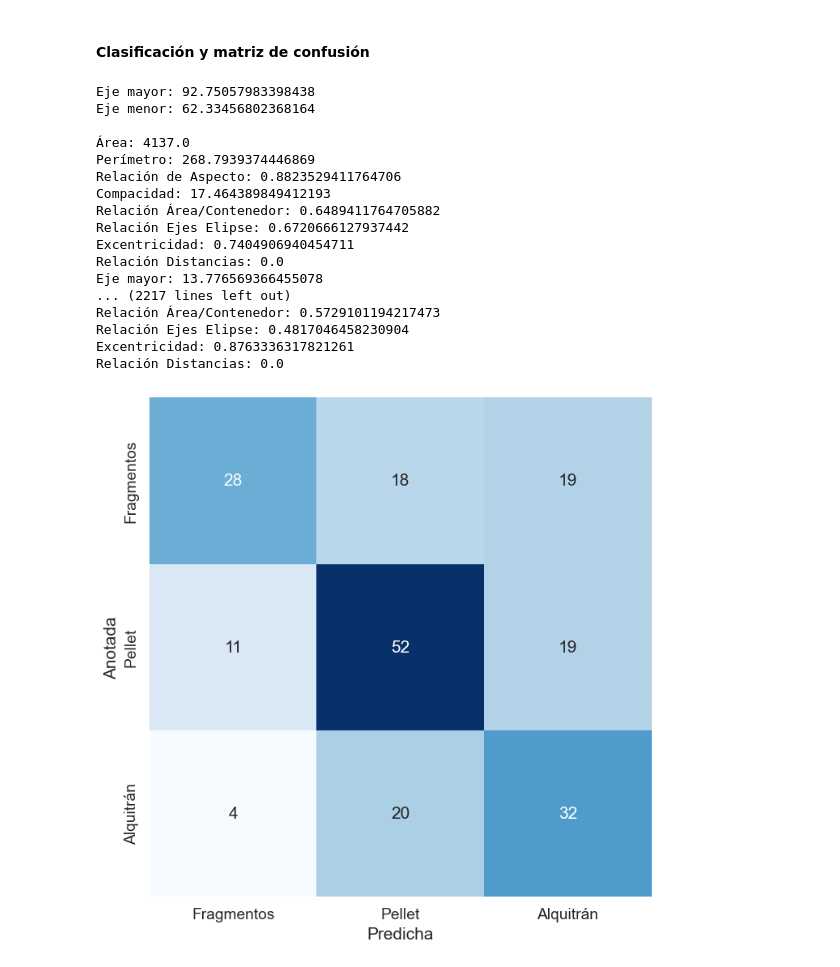
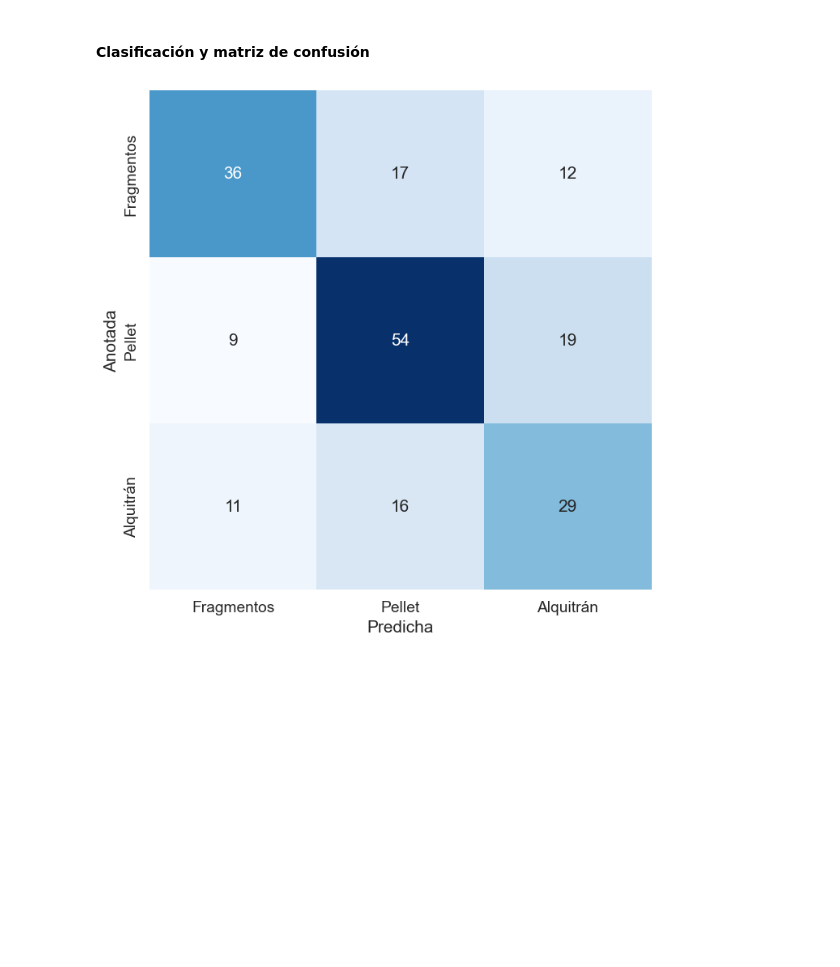
Before and after one commit to danibetzamora/VC, a Jupyter notebook: Práctica 3/Tarea 3.ipynb, the cells around one changed output. Saved outputs shown, nothing was run; the diff lists cells and outputs as text; code cells hidden in the pictures; blank space fills up the shorter version.

```diff
--- a/Práctica 3/Tarea 3.ipynb
+++ b/Práctica 3/Tarea 3.ipynb
@@ -102,27 +102,13 @@ def contar_elementos(imagen):
         perimetro = cv2.arcLength(contorno, True)
 
         # Contenedor alineado con ejes de la imagen (Bounding Box)
-        x, y, w, h = cv2.boundingRect(contorno)
-
-        # Mínimo contenedor ajustado para el contorno (Rotated Rect)
-        rect = cv2.minAreaRect(contorno)
-        (rect_x, rect_y), (rect_ancho, rect_alto), rect_angulo = rect
+        _, _, w, h = cv2.boundingRect(contorno)
 
         # Mínimo círculo que lo contiene
         (cx, cy), radio = cv2.minEnclosingCircle(contorno)
 
-        # Calcula la relación de aspecto
-        relacion_aspecto = w / h
-
         # Calcula la compacidad
         compacidad = (perimetro ** 2) / area if area > 0 else 0
-
-        # Calcula la relación entre el área del contorno y el área del contenedor
-        relacion_area_contenedor = area / (w * h)
-
-        # Calcula la relación entre los ejes de la elipse ajustada
-        # eje_mayor, eje_menor = rect_ancho, rect_alto
-        # relacion_ejes_elipse = eje_menor / eje_mayor if eje_mayor > 0 else 0
 
         # Elpise que contiene el contorno
         eje_mayor, eje_menor, relacion_ejes_elipse, excentricidad = 0, 0, 0, 0
@@ -133,70 +119,45 @@ def contar_elementos(imagen):
             eje_menor = elipse[1][0]
             relacion_ejes_elipse = eje_menor / eje_mayor
             excentricidad = np.sqrt(1 - (relacion_ejes_elipse ** 2))
 
-        print("Eje mayor:", eje_mayor)
-        print("Eje menor:", eje_menor)
+        # Calcula la relación de aspecto
+        relacion_aspecto = w / h
 
-        # Calcula el centroide
-        M = cv2.moments(contorno)
-        cx = int(M['m10'] / M['m00']) if M['m00'] != 0 else 0
-        cy = int(M['m01'] / M['m00']) if M['m00'] != 0 else 0
+        # Calcula la relación entre el área del contorno y el área del contenedor
+        relacion_area_contenedor = area / (w * h)
 
-        # Calcula la relación entre las distancias menor y mayor al contorno
-        distancia_menor = np.min(np.linalg.norm(contorno - (cx, cy), axis=1))
-        distancia_mayor = np.max(np.linalg.norm(contorno - (cx, cy), axis=1))
-        relacion_distancias = distancia_menor / distancia_mayor
-
-        if compacidad < 16 and np.isclose(relacion_aspecto, 1.0, rtol=0.8):
+        if compacidad < 15.9 and np.isclose(relacion_aspecto, 1.0, rtol=1):
             pellet += 1
-        elif relacion_area_contenedor < 0.6 and relacion_ejes_elipse < 0.8:
+        elif relacion_area_contenedor < 0.65 and relacion_ejes_elipse < 0.78:
             fragmentos += 1
         else:
             alquitran += 1
-        # Aquí puedes imprimir o utilizar estas características según tus necesidades
-        print("\nÁrea:", area)
-        print("Perímetro:", perimetro)
-        print("Relación de Aspecto:", relacion_aspecto)
-        print("Compacidad:", compacidad)
-        print("Relación Área/Contenedor:", relacion_area_contenedor)
-        print("Relación Ejes Elipse:", relacion_ejes_elipse)
-        print("Excentricidad:", excentricidad)
-        print("Relación Distancias:", relacion_distancias)
 
+        # # Impresión de las características
+        # print("\nÁrea:", area)
+        # print("Perímetro:", perimetro)
+        # print("Relación de Aspecto:", relacion_aspecto)
+        # print("Compacidad:", compacidad)
+        # print("Relación Área/Contenedor:", relacion_area_contenedor)
+        # print("Relación Ejes Elipse:", relacion_ejes_elipse)
+        # print("Excentricidad:", excentricidad)
 
     return [fragmentos, pellet, alquitran]
 
 # Contar elementos de cada clase en cada imagen
 conteo_fragmentos = contar_elementos(frag_umbral)
 conteo_pellet = contar_elementos(pel_umbral)
 conteo_alquitran = contar_elementos(tar_umbral)
 
 # Crear una matriz de confusión global
 matriz_confusion = np.array([conteo_fragmentos, conteo_pellet, conteo_alquitran])
 
 # Visualizar la matriz de confusión
 plt.figure(figsize=(8, 8))
 sns.set(font_scale=1.25)
 sns.heatmap(matriz_confusion, annot=True, fmt='d', cbar=False, cmap='Blues', xticklabels=['Fragmentos', 'Pellet', 'Alquitrán'], yticklabels=['Fragmentos', 'Pellet', 'Alquitrán'])
 plt.xlabel("Predicha")
 plt.ylabel("Anotada")
 plt.show()
 # %% [output]
-Eje mayor: 92.75057983398438
-Eje menor: 62.33456802368164
-
-Área: 4137.0
-Perímetro: 268.7939374446869
-Relación de Aspecto: 0.8823529411764706
-Compacidad: 17.464389849412193
-Relación Área/Contenedor: 0.6489411764705882
-Relación Ejes Elipse: 0.6720666127937442
-Excentricidad: 0.7404906940454711
-Relación Distancias: 0.0
-Eje mayor: 13.776569366455078
-... (2217 lines left out)
-Relación Área/Contenedor: 0.5729101194217473
-Relación Ejes Elipse: 0.4817046458230904
-Excentricidad: 0.8763336317821261
-Relación Distancias: 0.0
-[figure, old version]
+[figure, new version]
```
Also changed, not shown: 12 other files.
